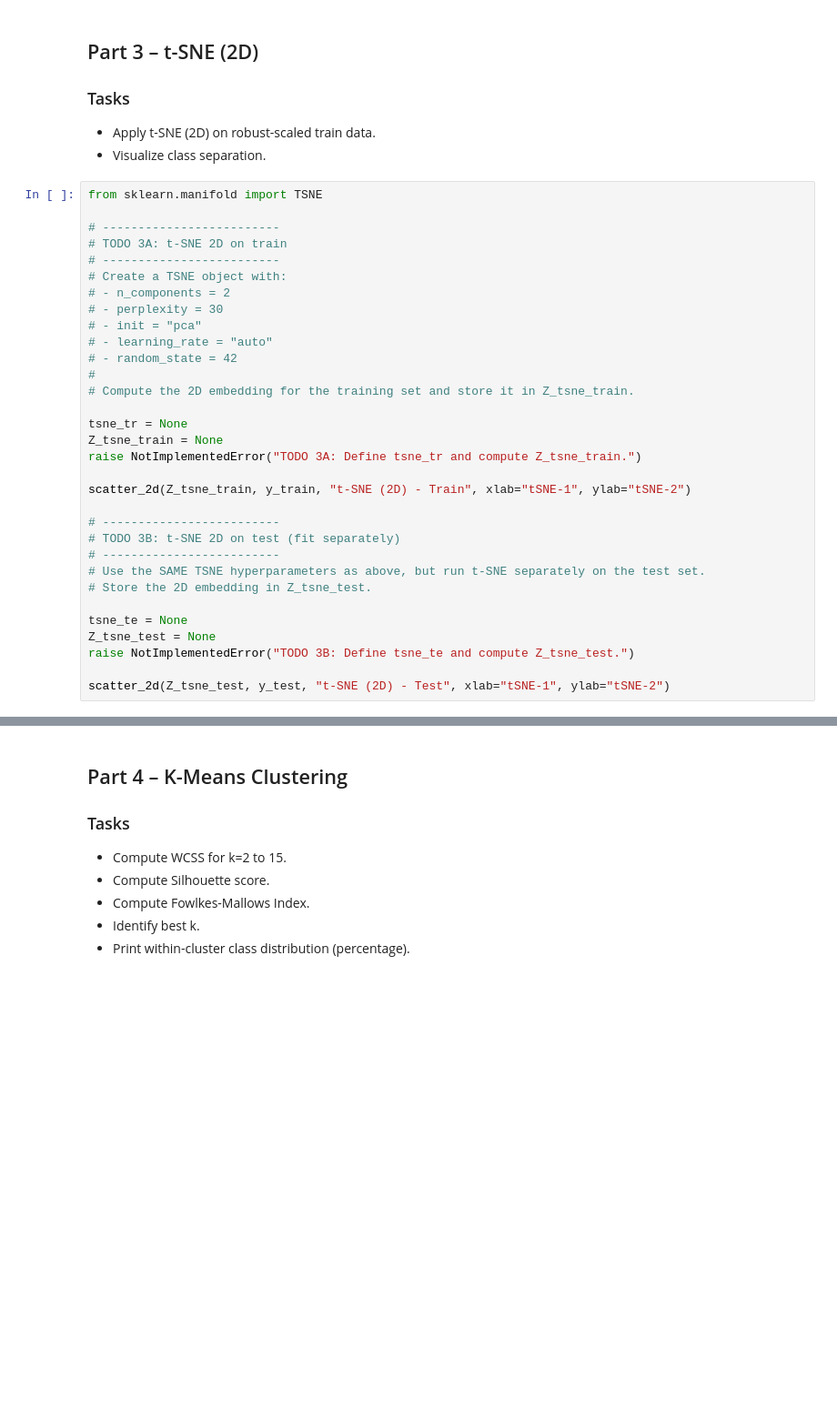
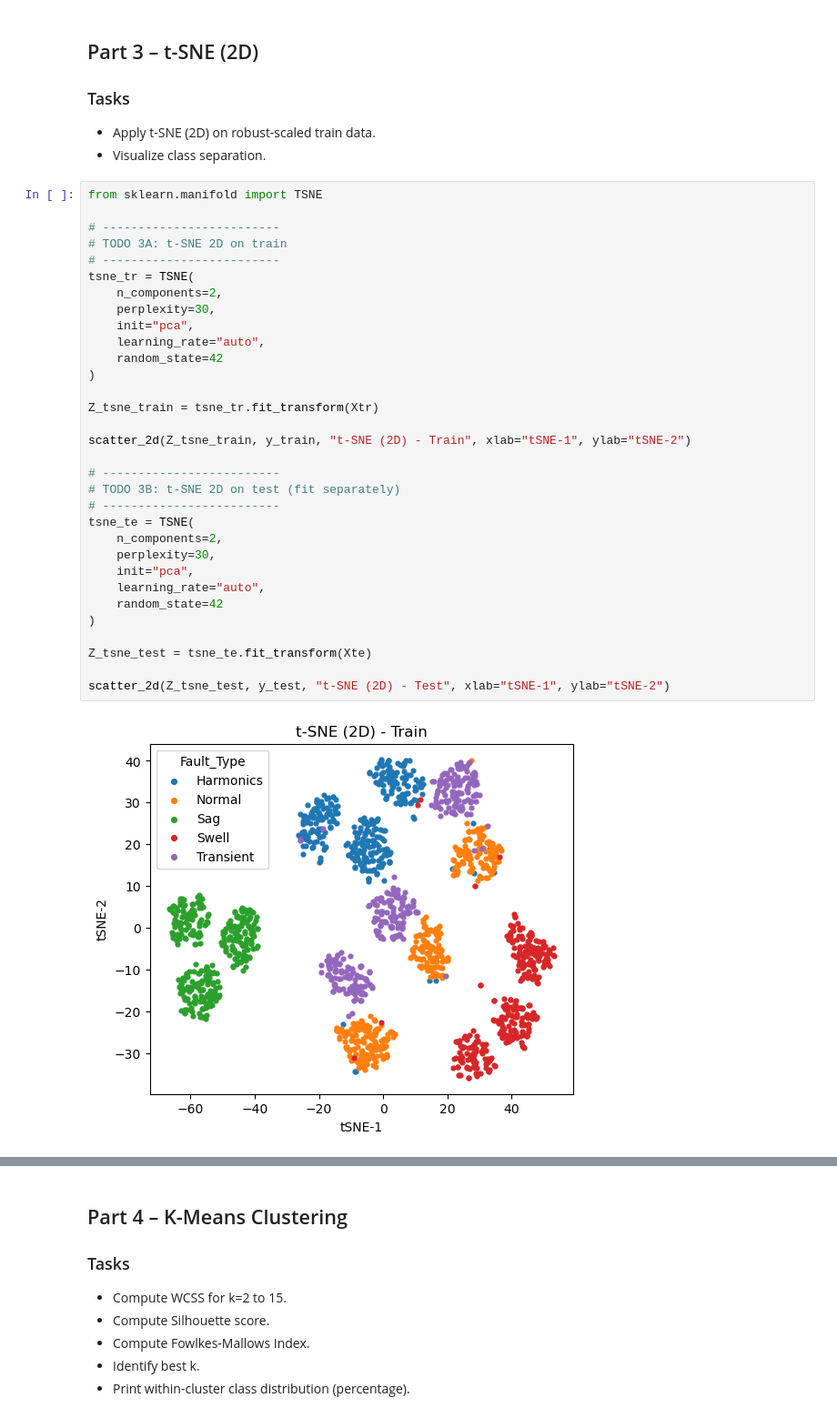
Before and after one commit to adityabhagwani/EE-344, a Jupyter notebook: EE344_Power_Quality_Fault_Detection_Assignment.ipynb, the cells around one changed output, grey strips where cells are left out. Shown at 91% size. Saved outputs shown, nothing was run; the diff lists cells and outputs as text; blank space fills up the shorter version.

```diff
--- a/EE344_Power_Quality_Fault_Detection_Assignment.ipynb
+++ b/EE344_Power_Quality_Fault_Detection_Assignment.ipynb
@@ -504,32 +560,34 @@ raise NotImplementedError("TODO 2I: Define svm_rbf_ae and evaluate using eval_cl
 # %%
 from sklearn.manifold import TSNE
 
 # -------------------------
 # TODO 3A: t-SNE 2D on train
 # -------------------------
-# Create a TSNE object with:
-# - n_components = 2
-# - perplexity = 30
-# - init = "pca"
-# - learning_rate = "auto"
-# - random_state = 42
-#
-# Compute the 2D embedding for the training set and store it in Z_tsne_train.
+tsne_tr = TSNE(
+    n_components=2,
+    perplexity=30,
+    init="pca",
+    learning_rate="auto",
+    random_state=42
+)
 
-tsne_tr = None
-Z_tsne_train = None
-raise NotImplementedError("TODO 3A: Define tsne_tr and compute Z_tsne_train.")
+Z_tsne_train = tsne_tr.fit_transform(Xtr)
 
 scatter_2d(Z_tsne_train, y_train, "t-SNE (2D) - Train", xlab="tSNE-1", ylab="tSNE-2")
 
 # -------------------------
 # TODO 3B: t-SNE 2D on test (fit separately)
 # -------------------------
-# Use the SAME TSNE hyperparameters as above, but run t-SNE separately on the test set.
-# Store the 2D embedding in Z_tsne_test.
+tsne_te = TSNE(
+    n_components=2,
+    perplexity=30,
+    init="pca",
+    learning_rate="auto",
+    random_state=42
+)
 
-tsne_te = None
-Z_tsne_test = None
-raise NotImplementedError("TODO 3B: Define tsne_te and compute Z_tsne_test.")
+Z_tsne_test = tsne_te.fit_transform(Xte)
 
 scatter_2d(Z_tsne_test, y_test, "t-SNE (2D) - Test", xlab="tSNE-1", ylab="tSNE-2")
+# %% [output]
+[figure, added]
```
Also changed, not shown: parts of 11 cells of this notebook.
